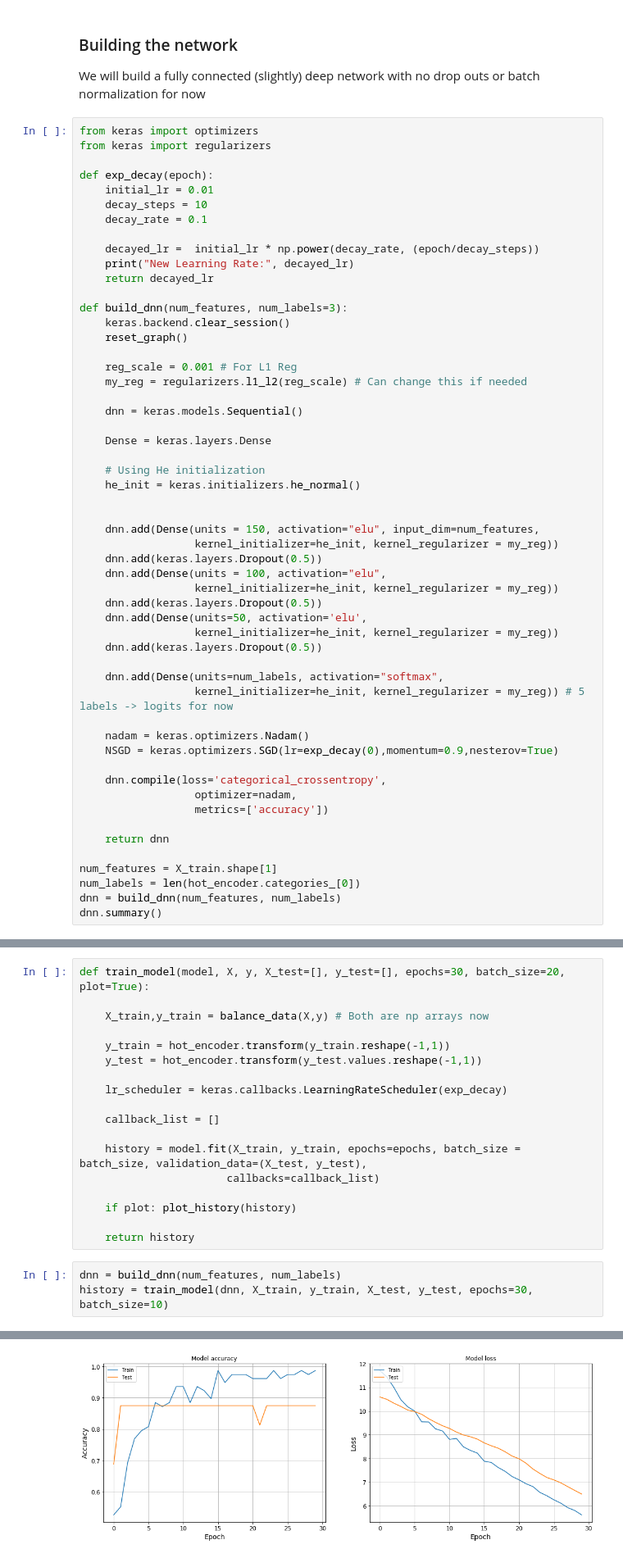
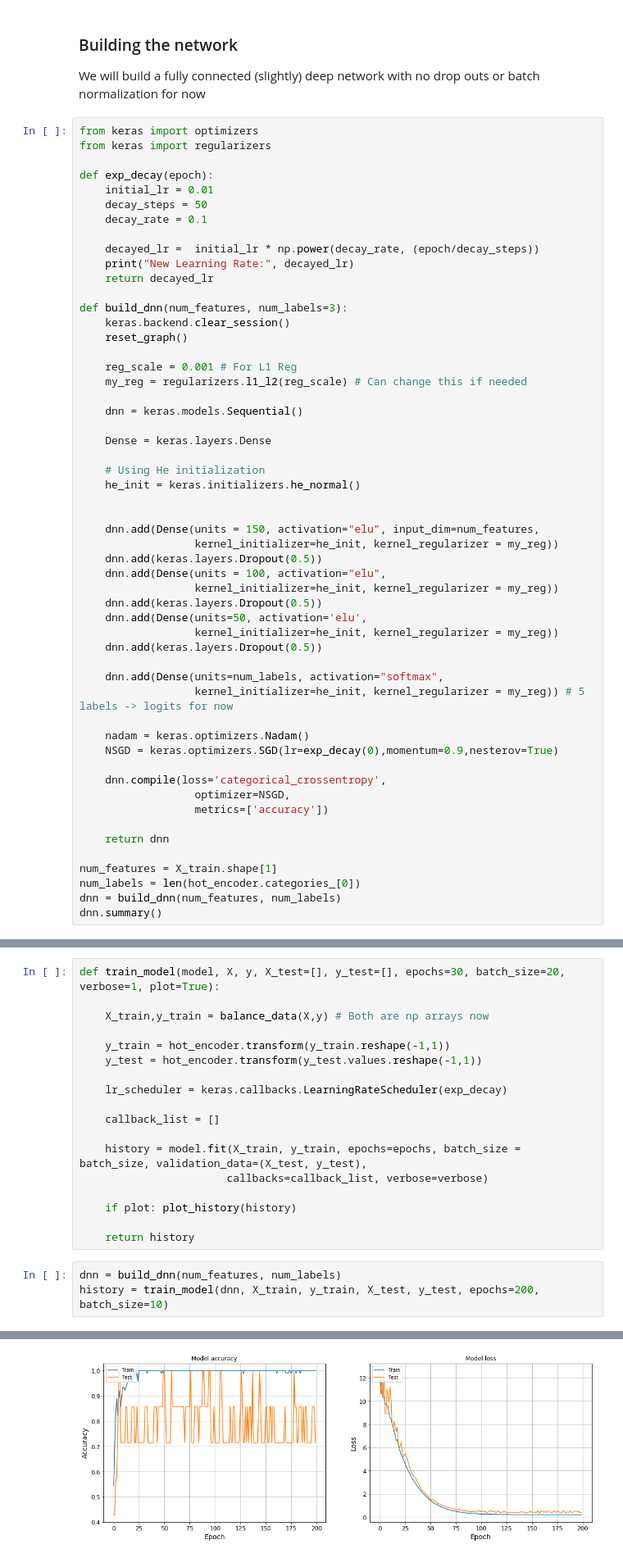
Before and after one commit to ahsanMah/interpretDL, a Jupyter notebook: ADNNI.ipynb, the cells around one changed output, grey strips where cells are left out. Shown: that part at 82% size. Drawn from its saved outputs; the diff is of its cells as text.

```diff
--- a/ADNNI.ipynb
+++ b/ADNNI.ipynb
@@ -323,7 +247,7 @@ from keras import regularizers
 
 def exp_decay(epoch):
     initial_lr = 0.01
-    decay_steps = 10
+    decay_steps = 50
     decay_rate = 0.1
 
     decayed_lr =  initial_lr * np.power(decay_rate, (epoch/decay_steps))
@@ -362,7 +286,7 @@ def build_dnn(num_features, num_labels=3):
     NSGD = keras.optimizers.SGD(lr=exp_decay(0),momentum=0.9,nesterov=True)
 
     dnn.compile(loss='categorical_crossentropy',
-                  optimizer=nadam,
+                  optimizer=NSGD,
                   metrics=['accuracy'])
 
     return dnn
@@ -392,5 +298,5 @@ _________________________________________________________________
 # %%
-def train_model(model, X, y, X_test=[], y_test=[], epochs=30, batch_size=20, plot=True):
+def train_model(model, X, y, X_test=[], y_test=[], epochs=30, batch_size=20, verbose=1, plot=True):
 
     X_train,y_train = balance_data(X,y) # Both are np arrays now
 
@@ -402,13 +308,13 @@ def train_model(model, X, y, X_test=[], y_test=[], epochs=30, batch_size=20, plo
     callback_list = []
 
     history = model.fit(X_train, y_train, epochs=epochs, batch_size = batch_size, validation_data=(X_test, y_test),
-                       callbacks=callback_list)
+                       callbacks=callback_list, verbose=verbose)
 
     if plot: plot_history(history)
 
     return history
 # %%
 dnn = build_dnn(num_features, num_labels)
-history = train_model(dnn, X_train, y_train, X_test, y_test, epochs=30, batch_size=10)
+history = train_model(dnn, X_train, y_train, X_test, y_test, epochs=200, batch_size=10)
 # %% [output]
 New Learning Rate: 0.01
@@ -431,4 +337,4 @@ Epoch 30/30
-[figure, old version]
+[figure, new version]
 # %% [markdown]
 > AD vs CN
 
```
Also changed, not shown: parts of 33 cells of this notebook.
